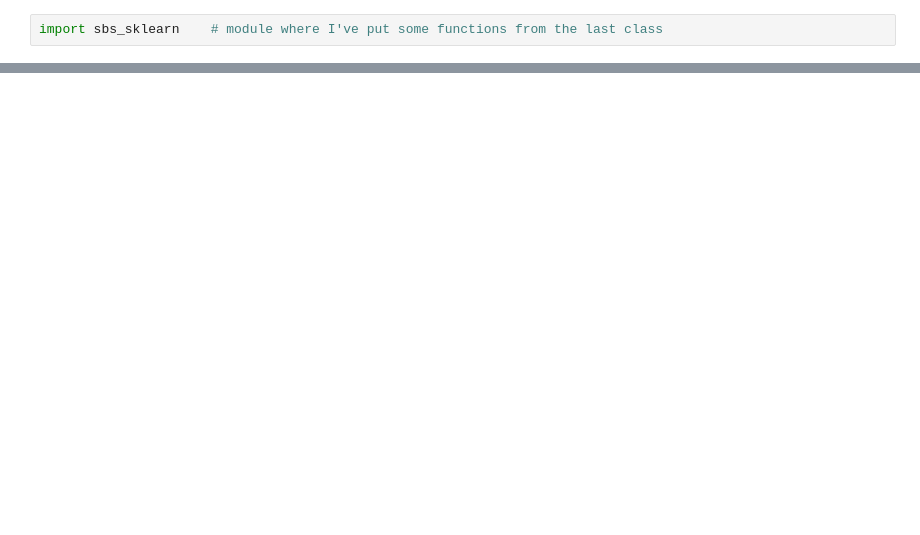
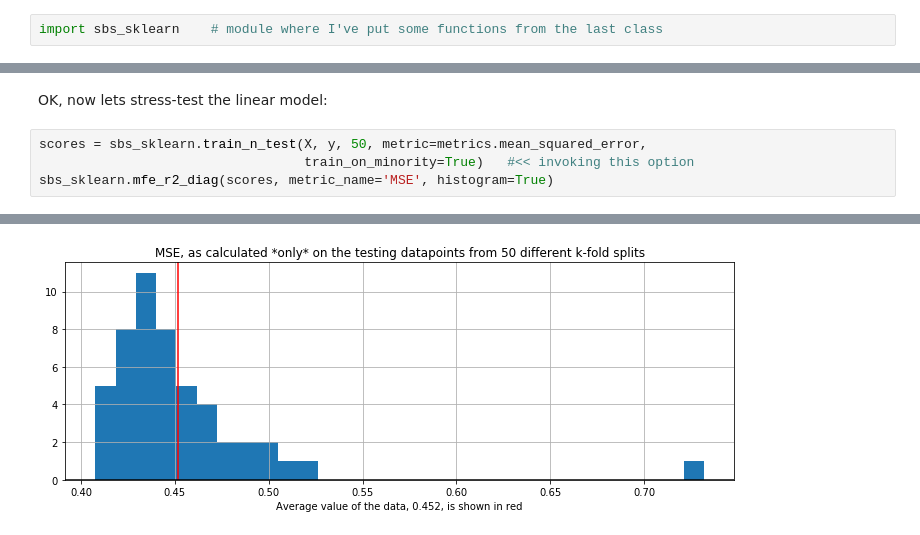
Before and after one commit to jeremy-large/ox-sbs-ml-bd, a Jupyter notebook: notebooks/class_3.ipynb, the cells around one changed output, grey strips where cells are left out. Drawn from its saved outputs; the diff is of its cells as text; blank space fills up the shorter version.

```diff
--- a/notebooks/class_3.ipynb
+++ b/notebooks/class_3.ipynb
@@ -81,0 +95,7 @@ Mis-specified it may be, but this modelling is working to an R2 of ~80% when app
+# %% [markdown]
+OK, now lets stress-test the linear model:
+# %%
+scores = sbs_sklearn.train_n_test(X, y, 50, metric=metrics.mean_squared_error,
+                                  train_on_minority=True)   #<< invoking this option
+sbs_sklearn.mfe_r2_diag(scores, metric_name='MSE', histogram=True)
+# %% [output]
@@ -81,0 +103 @@ Mis-specified it may be, but this modelling is working to an R2 of ~80% when app
+[figure, added]
```
Also changed, not shown: parts of 19 cells of this notebook, 2 other files.
